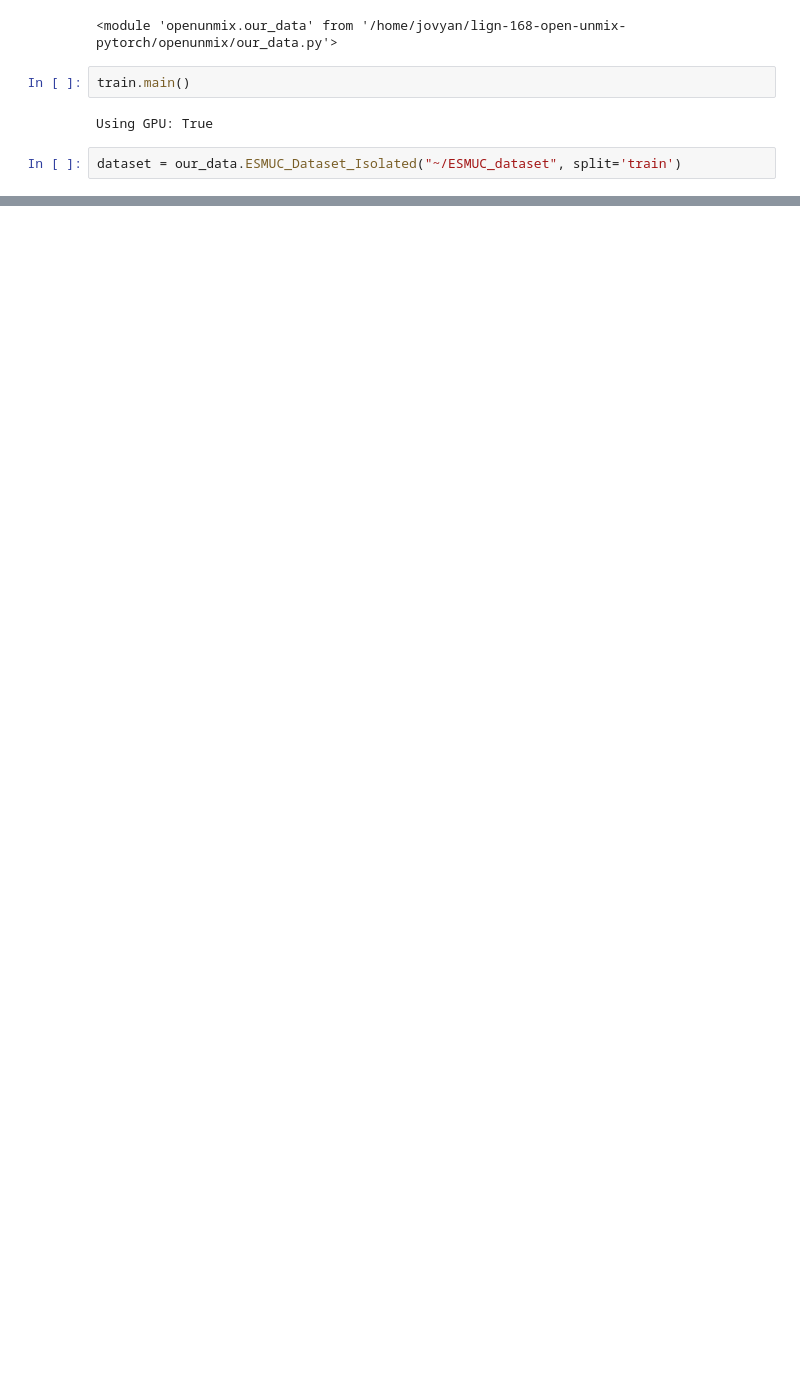
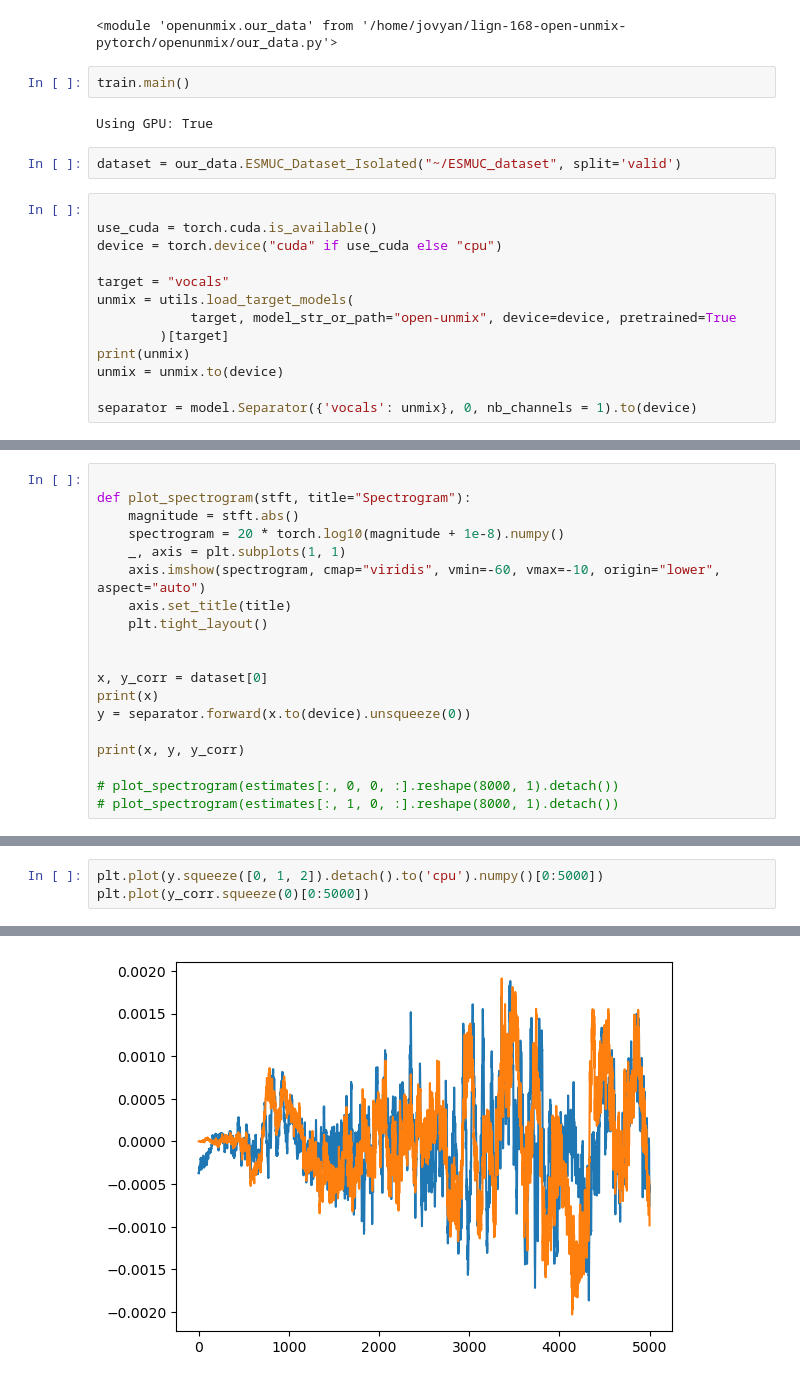
Before and after one commit to ritobanrc/lign-168-open-unmix-pytorch, a Jupyter notebook: Main.ipynb, the cells around one changed output, grey strips where cells are left out. Saved outputs shown, nothing was run; the diff lists cells and outputs as text; blank space fills up the shorter version.

Commit message:
OpenUnmix LSTM w/ OK results

```diff
--- a/Main.ipynb
+++ b/Main.ipynb
@@ -14,6 +17,18 @@ train.main()
 # %% [output]
 Using GPU: True
 # %%
-dataset = our_data.ESMUC_Dataset_Isolated("~/ESMUC_dataset", split='train')
+dataset = our_data.ESMUC_Dataset_Isolated("~/ESMUC_dataset", split='valid')
 # %%
+
+use_cuda = torch.cuda.is_available()
+device = torch.device("cuda" if use_cuda else "cpu")
+
+target = "vocals"
+unmix = utils.load_target_models(
+            target, model_str_or_path="open-unmix", device=device, pretrained=True
+        )[target]
+print(unmix)
+unmix = unmix.to(device)
+
+separator = model.Separator({'vocals': unmix}, 0, nb_channels = 1).to(device)
 # %% [output]
@@ -22,0 +44,19 @@ tensor([[-2.9088e-07, -2.0501e-06, -1.9994e-06,  ..., -9.5348e-02,
+# %%
+
+def plot_spectrogram(stft, title="Spectrogram"):
+    magnitude = stft.abs()
+    spectrogram = 20 * torch.log10(magnitude + 1e-8).numpy()
+    _, axis = plt.subplots(1, 1)
+    axis.imshow(spectrogram, cmap="viridis", vmin=-60, vmax=-10, origin="lower", aspect="auto")
+    axis.set_title(title)
+    plt.tight_layout()
+
+
+x, y_corr = dataset[0]
+print(x)
+y = separator.forward(x.to(device).unsqueeze(0))
+
+print(x, y, y_corr)
+
+# plot_spectrogram(estimates[:, 0, 0, :].reshape(8000, 1).detach())
+# plot_spectrogram(estimates[:, 1, 0, :].reshape(8000, 1).detach())
@@ -23,2 +69,4 @@ tensor([[-2.9088e-07, -2.0501e-06, -1.9994e-06,  ..., -9.5348e-02,
 # %%
+plt.plot(y.squeeze([0, 1, 2]).detach().to('cpu').numpy()[0:5000])
+plt.plot(y_corr.squeeze(0)[0:5000])
 # %% [output]
@@ -25,0 +74 @@ AttributeError: module 'openunmix.data' has no attribute 'main'
+[figure, added]
```
Also changed, not shown: parts of 9 cells of this notebook, 2 other files.
